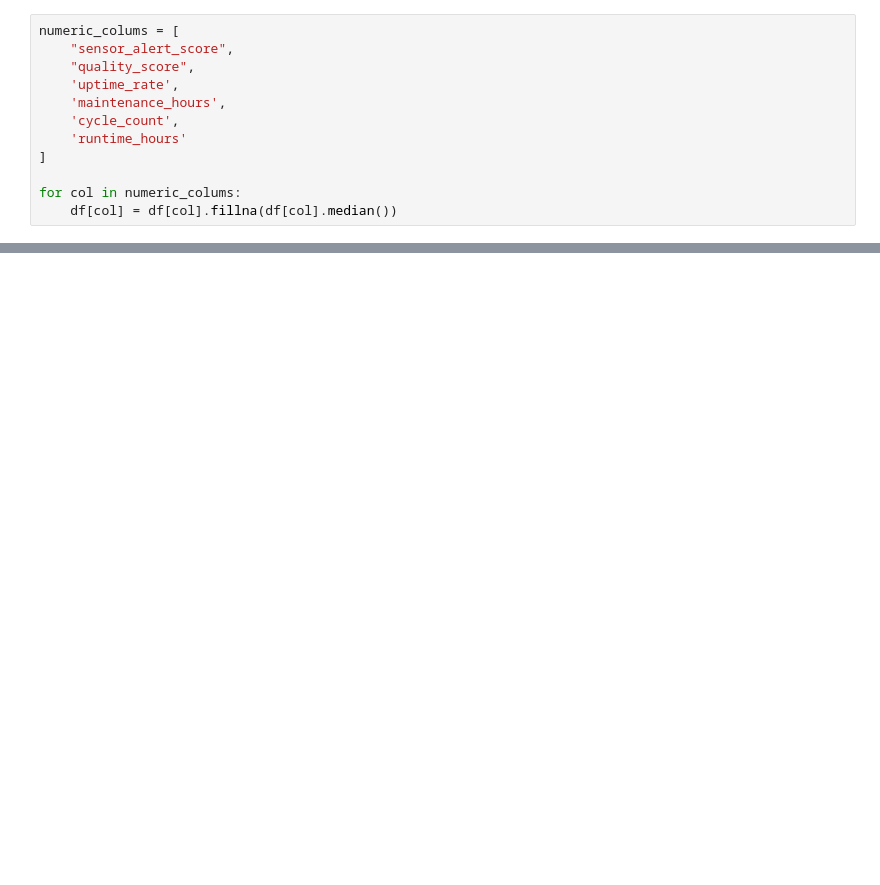
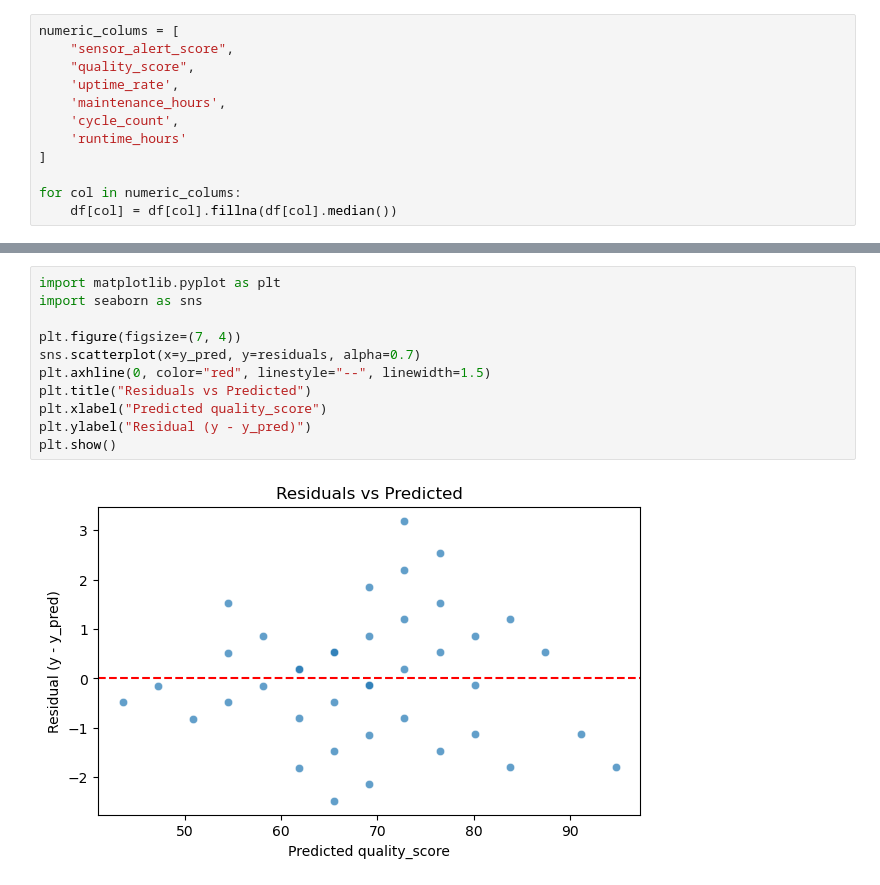
Before and after one commit to hamitseyrek/seyrek-academy, a Jupyter notebook: courses/linear-statistical-models/code/8-simple_linear_regression.ipynb, the cells around one changed output, grey strips where cells are left out. Saved outputs shown, nothing was run; the diff lists cells and outputs as text; blank space fills up the shorter version.

```diff
--- a/courses/linear-statistical-models/code/8-simple_linear_regression.ipynb
+++ b/courses/linear-statistical-models/code/8-simple_linear_regression.ipynb
@@ -87,0 +91,13 @@ plt.show()
+# %%
+import matplotlib.pyplot as plt
+import seaborn as sns
+
+plt.figure(figsize=(7, 4))
+sns.scatterplot(x=y_pred, y=residuals, alpha=0.7)
+plt.axhline(0, color="red", linestyle="--", linewidth=1.5)
+plt.title("Residuals vs Predicted")
+plt.xlabel("Predicted quality_score")
+plt.ylabel("Residual (y - y_pred)")
+plt.show()
+# %% [output]
+[figure, added]
```
Also changed, not shown: parts of 5 cells of this notebook, 1 other file.
